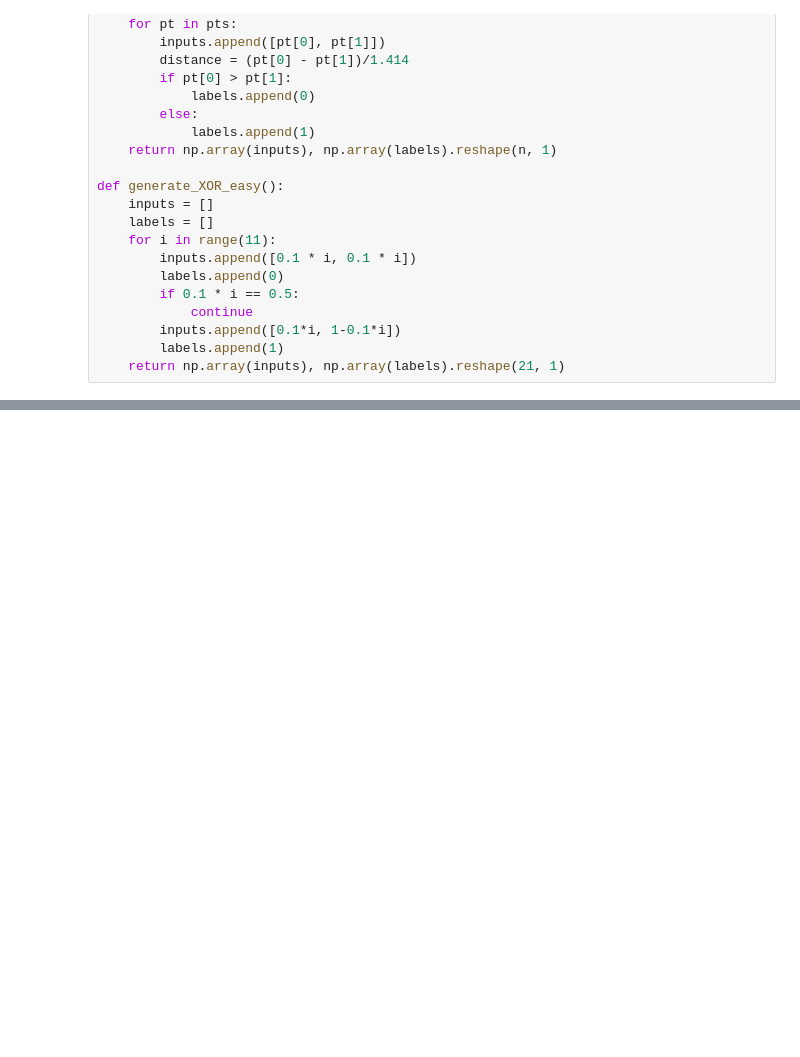
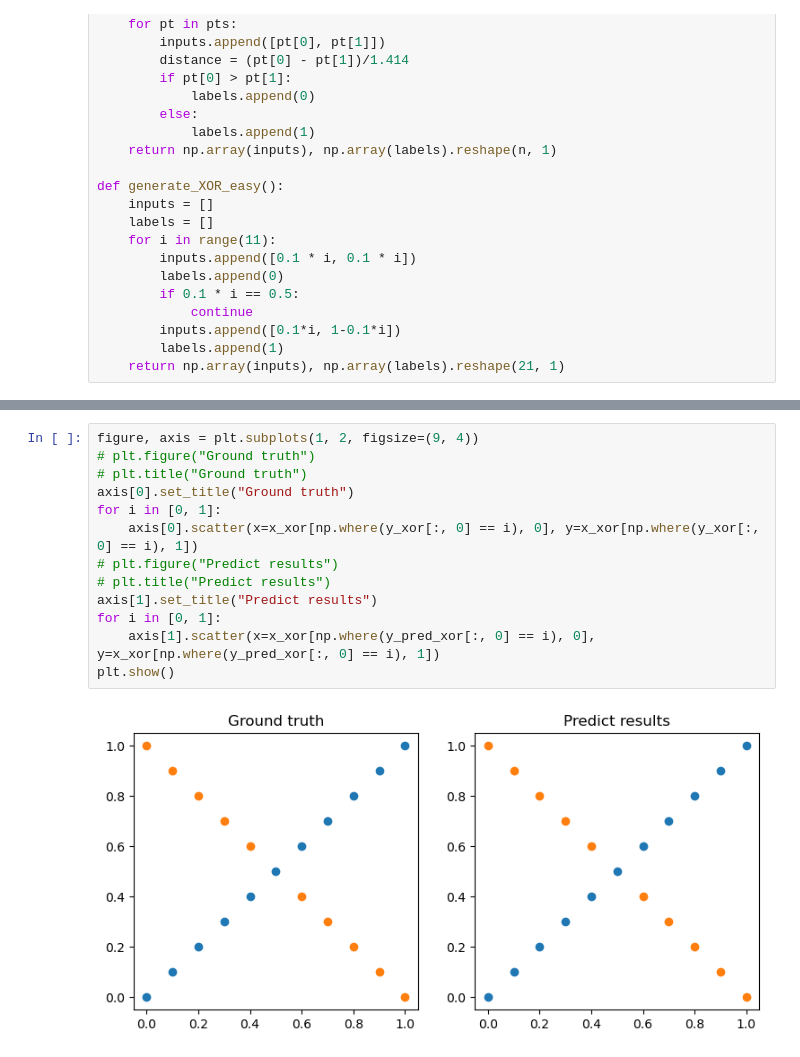
Before and after one commit to kkennethwu/NYCU_DLP2023, a Jupyter notebook: lab1/main.ipynb, the cells around one changed output, grey strips where cells are left out. Saved outputs shown, nothing was run; the diff lists cells and outputs as text; blank space fills up the shorter version.

```diff
--- a/lab1/main.ipynb
+++ b/lab1/main.ipynb
@@ -167,0 +307,15 @@ plt.show()
+# %%
+figure, axis = plt.subplots(1, 2, figsize=(9, 4))
+# plt.figure("Ground truth")
+# plt.title("Ground truth")
+axis[0].set_title("Ground truth")
+for i in [0, 1]:
+    axis[0].scatter(x=x_xor[np.where(y_xor[:, 0] == i), 0], y=x_xor[np.where(y_xor[:, 0] == i), 1])
+# plt.figure("Predict results")
+# plt.title("Predict results")
+axis[1].set_title("Predict results")
+for i in [0, 1]:
+    axis[1].scatter(x=x_xor[np.where(y_pred_xor[:, 0] == i), 0], y=x_xor[np.where(y_pred_xor[:, 0] == i), 1])
+plt.show()
+# %% [output]
+[figure, added]
```
Also changed, not shown: parts of 24 cells of this notebook, 26 other files.
